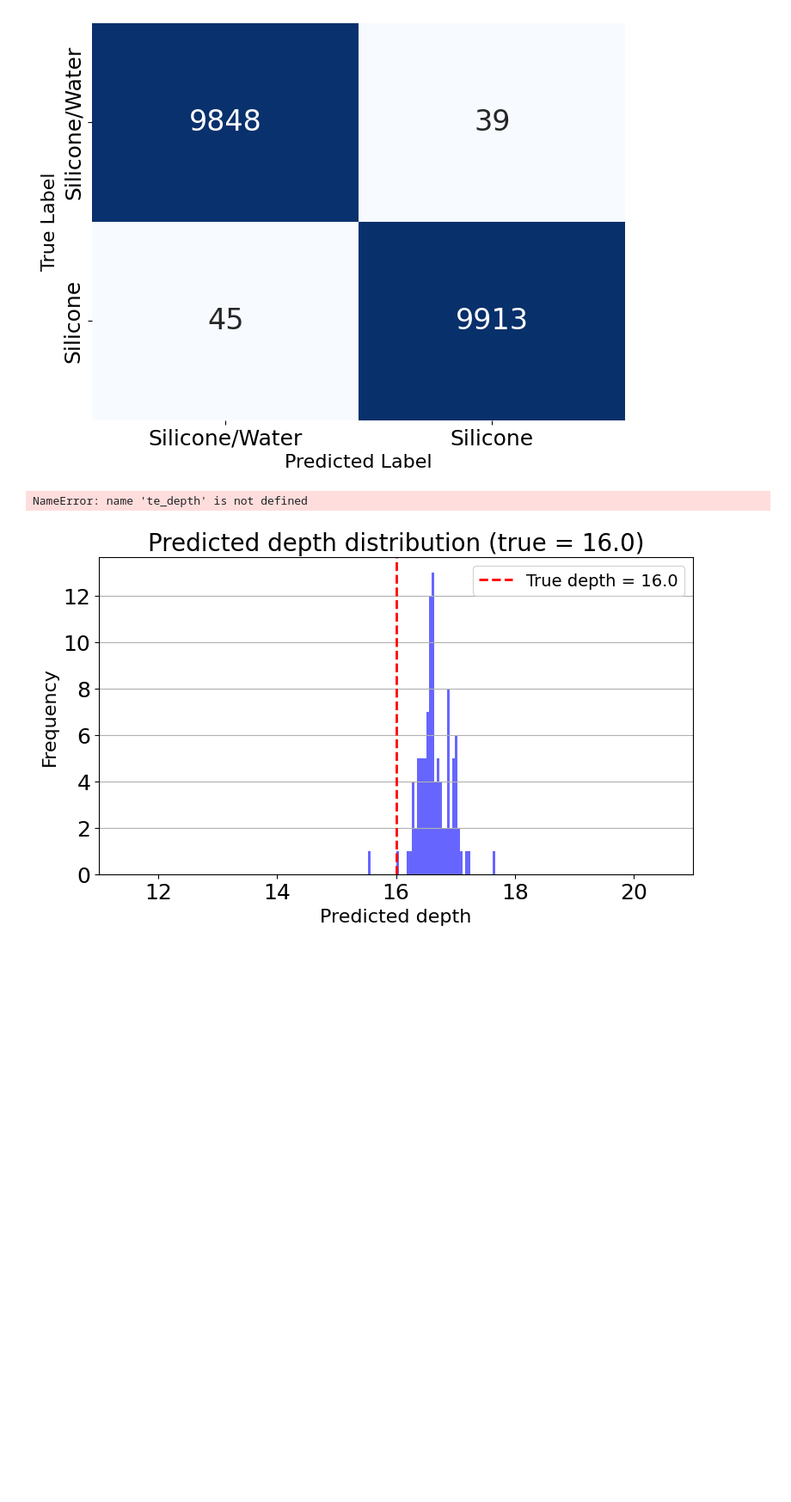
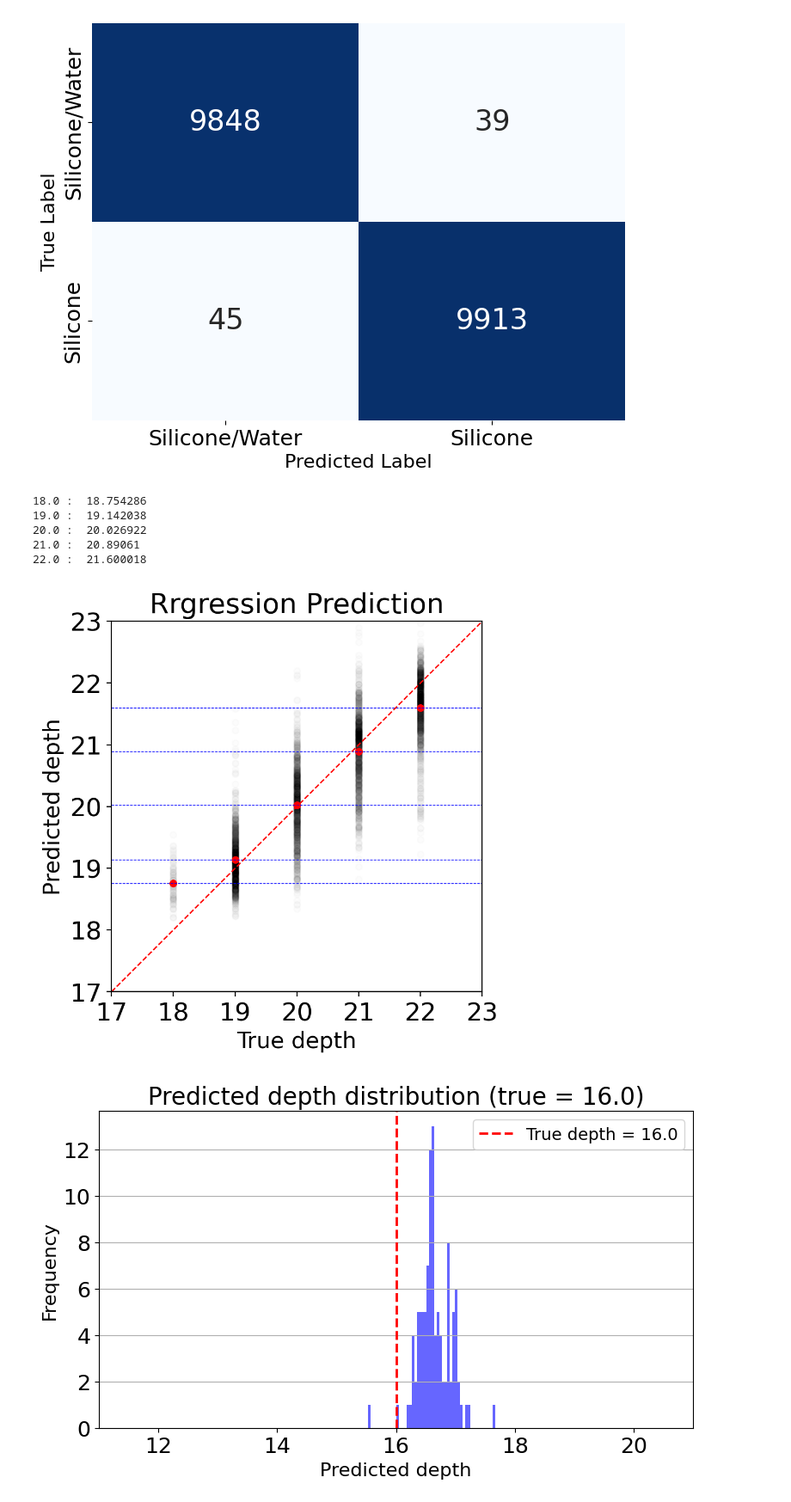
Before and after one commit to XiongStony/data_analyse, a Jupyter notebook: Niryo-robot-test/T3rd_comparison.ipynb, the cells around one changed output. Shown at 86% size. Saved outputs shown, nothing was run; the diff lists cells and outputs as text; code cells hidden in the pictures; blank space fills up the shorter version.

```diff
--- a/Niryo-robot-test/T3rd_comparison.ipynb
+++ b/Niryo-robot-test/T3rd_comparison.ipynb
@@ -635,40 +635,45 @@ te_depth_np = te_depth.cpu().numpy()
 # tr_depth_np = tr_depth.cpu().numpy()
 num = 5000
 
-out_dep_np, reg_np = te_depth_np[:num] + 16, reg_y_te_np[:num] + 16
+out_dep_np, reg_np = te_depth_np[:num] + 18, reg_y_te_np[:num] + 18
 
 mean_vals = []
 unique_depths = np.unique(reg_np)
 for reg_label in unique_depths:
     bool_index = reg_np == reg_label
     mean = out_dep_np[bool_index].mean()
     mean_vals.append(mean)
 
 plt.figure(dpi=200)
 plt.scatter(reg_np, out_dep_np, s=20, alpha=0.01,c="black")
 plt.scatter(unique_depths,mean_vals, s=20, alpha=1, c='r')
 for unique_depth, mean_val in zip(unique_depths,mean_vals):
     plt.axhline(mean_val, color='blue', linestyle='--', linewidth=0.5,
                 label= "Average depth")
     print(f"{unique_depth} : ",mean_val)
 
-min_val = 15
-max_val = 21
+min_val = 17
+max_val = 23
 plt.plot([min_val, max_val], [min_val, max_val], 'r--', linewidth=1)
 
 plt.xlim((min_val, max_val))
 plt.ylim((min_val, max_val))
 plt.xticks(range(min_val,max_val+1))
 plt.yticks(range(min_val,max_val+1))
 ax = plt.gca()
 ax.set_aspect('equal', adjustable='box')   # 只改比例，不重算 limits
 ax.set_title("Rrgression Prediction")
 plt.xlabel("True depth")
 plt.ylabel("Predicted depth")
 plt.savefig("/home/yuqster/files/research/figures/Transformer_regression_prediction_compare.pdf", format="pdf", bbox_inches="tight")
 plt.show()
 # %% [output]
-NameError: name 'te_depth' is not defined
+18.0 :  18.754286
+19.0 :  19.142038
+20.0 :  20.026922
+21.0 :  20.89061
+22.0 :  21.600018
+[figure, added]
 # %%
 labels = np.unique(reg_np)
 mask   = labels[:, None] == reg_np[None, :]   # (K, N)
```
Also changed, not shown: parts of 2 cells of this notebook, 1 other file.
